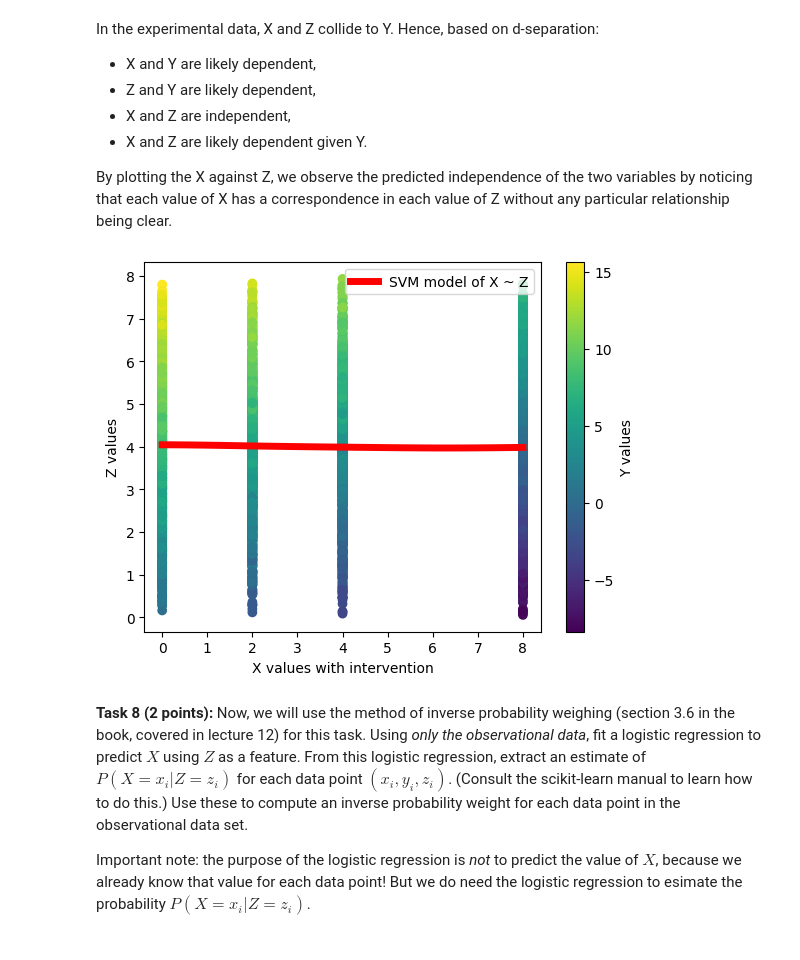
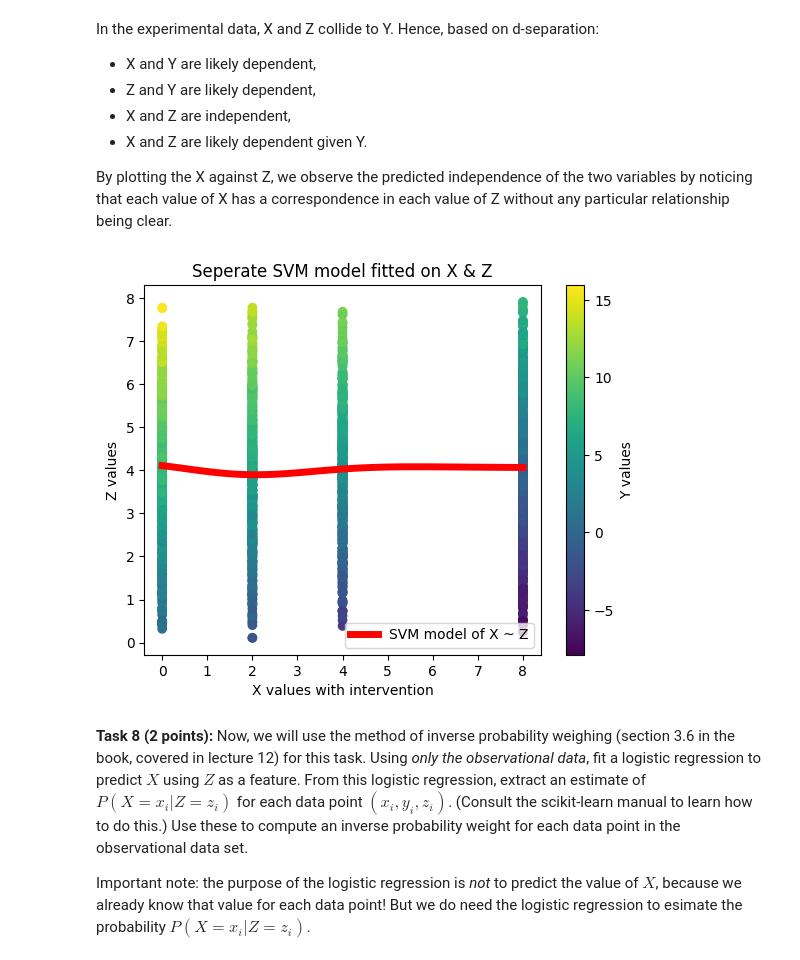
Before and after one commit to leidindi/AML, a Jupyter notebook: ass3/johannsson-lazaridis.ipynb, the cells around one changed output. Cells and saved outputs as stored; diff of their text form; code cells hidden in the pictures.

```diff
--- a/ass3/johannsson-lazaridis.ipynb
+++ b/ass3/johannsson-lazaridis.ipynb
@@ -176,31 +179,32 @@ In the experimental data, X and Z collide to Y. Hence, based on d-separation:
 
 By plotting the X against Z, we observe the predicted independence of the two variables by noticing that each value of X has a correspondence in each value of Z without any particular relationship being clear.
 # %%
-num_samples_exp = 5000
+num_samples_exp = 2000
 
 # Set the values of x according to the distribution specified above, then generate the whole data
 # under the intervention do(X=x).
 x_exp = np.random.choice(np.array([0, 2, 4, 8], dtype=int), size=num_samples_exp)
 (x_exp, y_exp, z_exp) = generate_experimental_data(x_exp, num_samples_exp)
 
 scatter = plt.scatter(x_exp, z_exp, c=y_exp)
 plt.colorbar(scatter,label="Y values")
 plt.xlabel("X values with intervention")
 plt.ylabel("Z values")
 
-# we train a new model just to showcase that the relationship between the values is flat
+# we train a new model just to showcase that the relationship between the values is indeed flat
 svm_model_flat = SVR()
 svm_model_flat.fit(x_exp.reshape(-1,1), z_exp)
 # Create a linspace from 0 to 10 with step 0.1
 x_values = np.linspace(min(x_exp), max(x_exp), num=101)
 X_pred_flat = x_values.reshape(-1, 1)
 # Predict using the SVM model
 predictions_flat = svm_model_flat.predict(X_pred)
 plt.plot(x_values,predictions_flat,color="red",linewidth=5,label="SVM model of X ~ Z")
 plt.legend()
+plt.title("Seperate SVM model fitted on X & Z")
 plt.show()
 # %% [output]
-[figure, old version]
+[figure, new version]
 # %% [markdown]
 **Task 8 (2 points):** Now, we will use the method of inverse probability weighing (section 3.6 in the book, covered in lecture 12) for this task. Using *only the observational data*, fit a logistic regression to predict $X$ using $Z$ as a feature. From this logistic regression, extract an estimate of $P(X=x_i|Z=z_i)$ for each data point $(x_i, y_i, z_i)$. (Consult the scikit-learn manual to learn how to do this.) Use these to compute an inverse probability weight for each data point in the observational data set.
 
```
Also changed, not shown: parts of 7 cells of this notebook.
